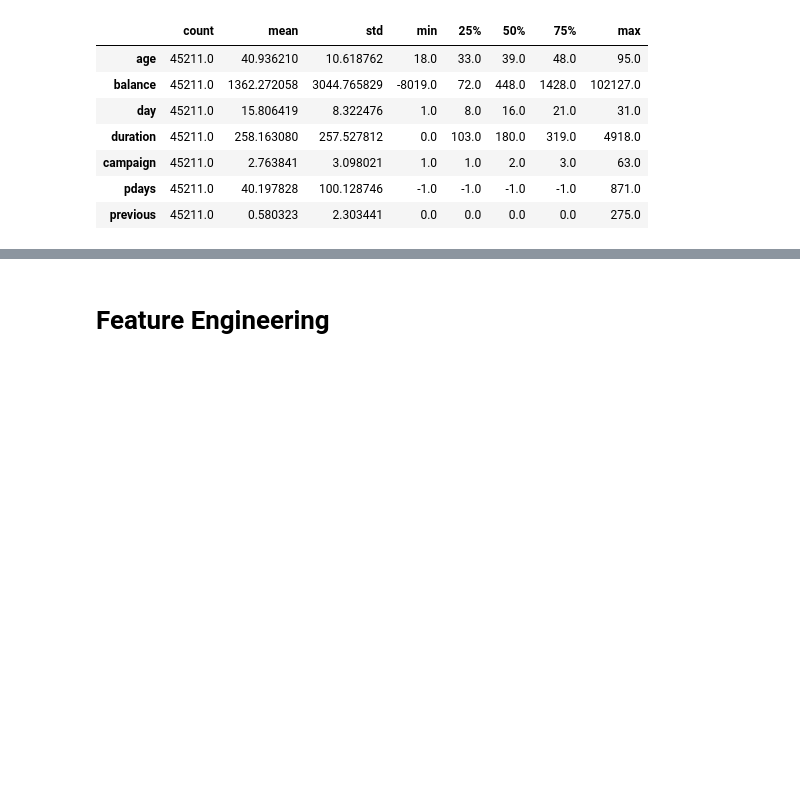
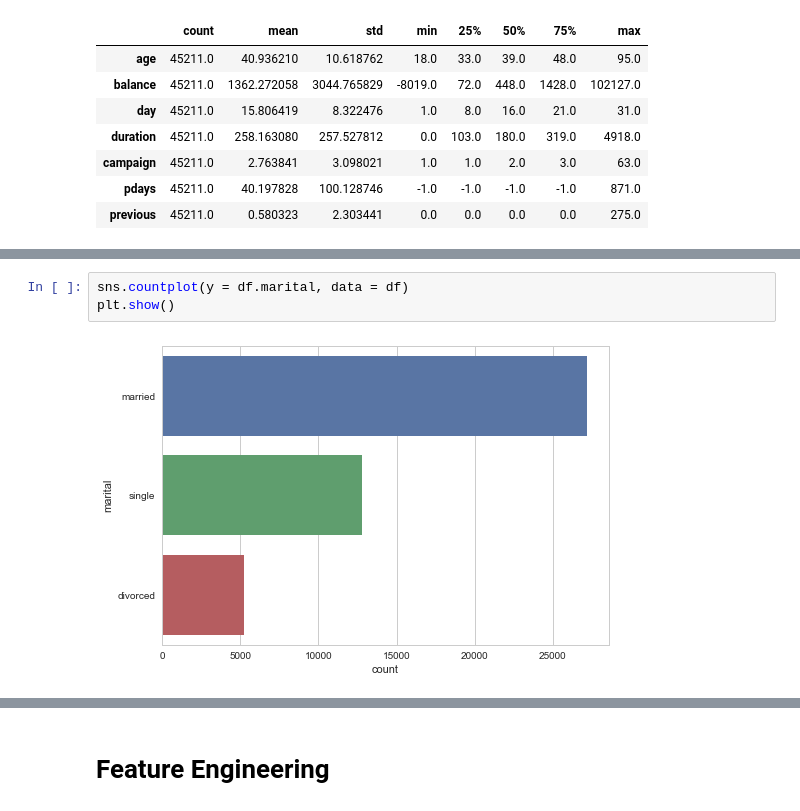
Before and after one commit to prakhardogra921/Bank-Marketing-Classification, a Jupyter notebook: 1.ipynb, the cells around one changed output, grey strips where cells are left out. Cells and saved outputs as stored; diff of their text form; blank space fills up the shorter version.

```diff
--- a/1.ipynb
+++ b/1.ipynb
@@ -46,0 +112,5 @@ df.describe().T
+# %%
+sns.countplot(y = df.marital, data = df)
+plt.show()
+# %% [output]
+[figure, added]
```
Also changed, not shown: parts of 40 cells of this notebook, 10 other files.
